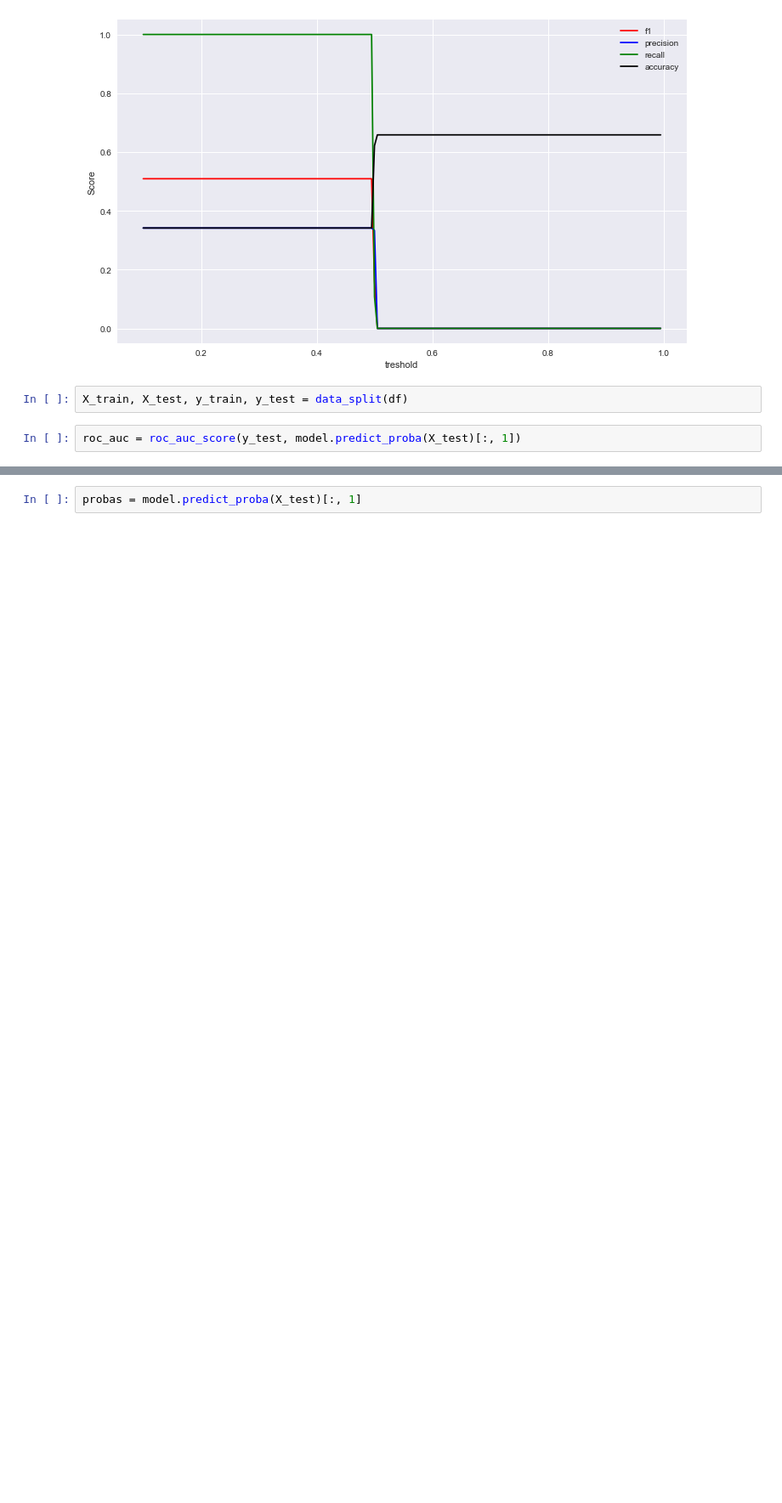
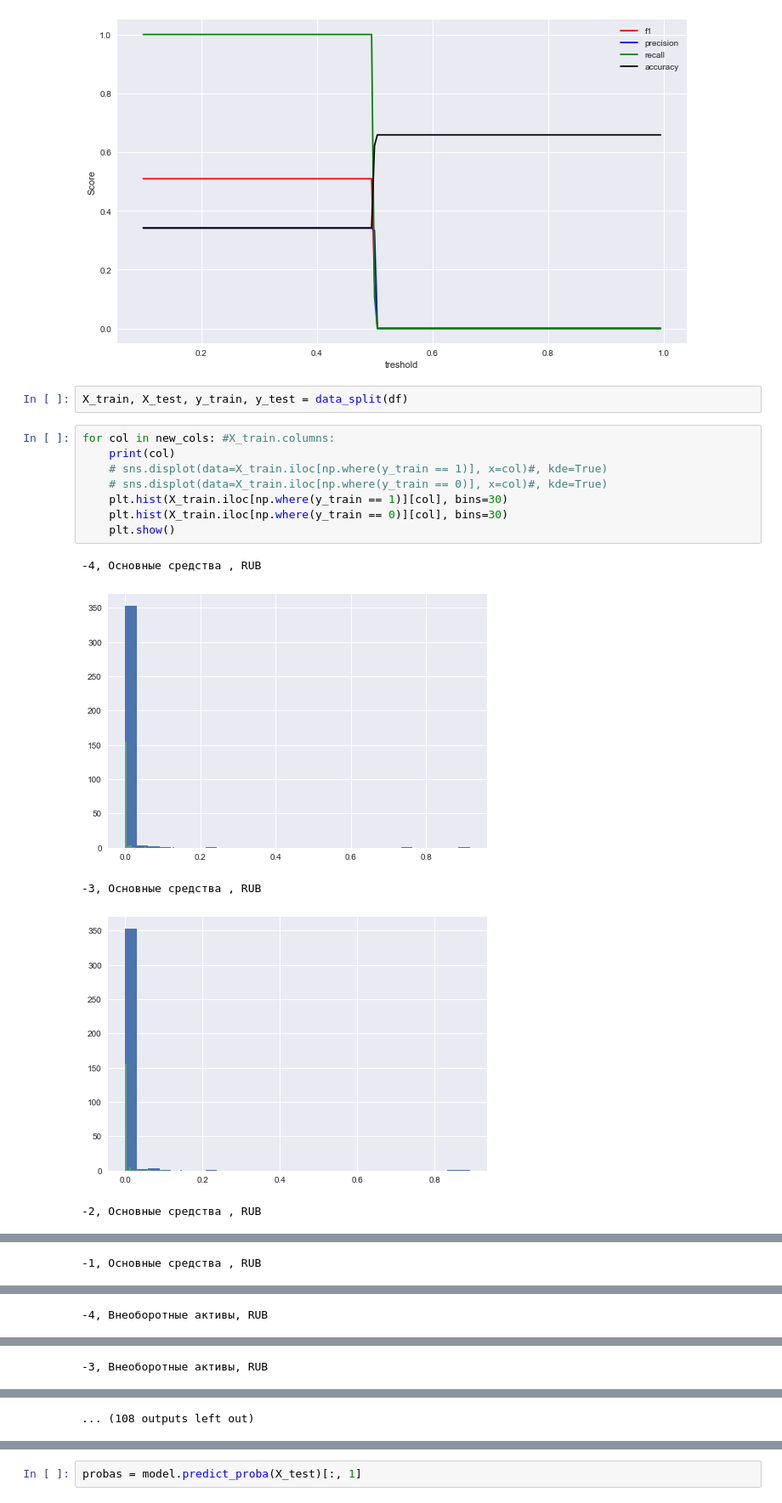
Before and after one commit to YurchenkoPO/McKinsey_Severstal_Hack_2022, a Jupyter notebook: notebooks/yurchenko.ipynb, the cells around one changed output, grey strips where cells are left out. Shown at 85% size. Cells and saved outputs as stored; diff of their text form; blank space fills up the shorter version.

```diff
--- a/notebooks/yurchenko.ipynb
+++ b/notebooks/yurchenko.ipynb
@@ -137,5 +140,17 @@ Precision is ill-defined and being set to 0.0 due to no predicted samples. Use `
 [figure]
 # %%
 X_train, X_test, y_train, y_test = data_split(df)
-# %%
-roc_auc = roc_auc_score(y_test, model.predict_proba(X_test)[:, 1])
+# %%
+for col in new_cols: #X_train.columns:
+    print(col)
+    # sns.displot(data=X_train.iloc[np.where(y_train == 1)], x=col)#, kde=True)
+    # sns.displot(data=X_train.iloc[np.where(y_train == 0)], x=col)#, kde=True)
+    plt.hist(X_train.iloc[np.where(y_train == 1)][col], bins=30)
+    plt.hist(X_train.iloc[np.where(y_train == 0)][col], bins=30)
+    plt.show()
+# %% [output]
+-4, Основные средства , RUB
+[figure, added]
+-3, Основные средства , RUB
+[figure, added]
+-2, Основные средства , RUB
@@ -141,0 +158 @@ roc_auc = roc_auc_score(y_test, model.predict_proba(X_test)[:, 1])
+-1, Основные средства , RUB
@@ -141,0 +160 @@ roc_auc = roc_auc_score(y_test, model.predict_proba(X_test)[:, 1])
+-4, Внеоборотные активы, RUB
@@ -141,0 +162 @@ roc_auc = roc_auc_score(y_test, model.predict_proba(X_test)[:, 1])
+-3, Внеоборотные активы, RUB
@@ -141,0 +164 @@ roc_auc = roc_auc_score(y_test, model.predict_proba(X_test)[:, 1])
+... (108 outputs left out)
```
Also changed, not shown: parts of 9 cells of this notebook, 2 other files.
